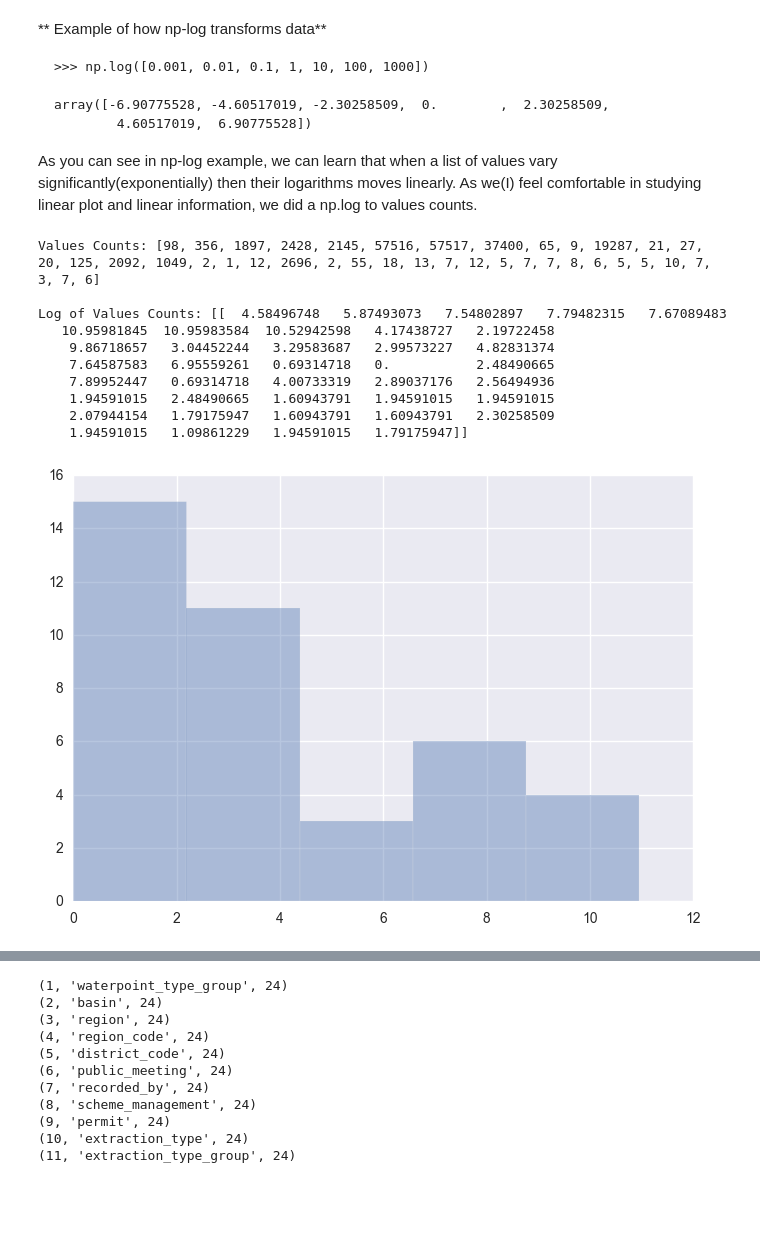
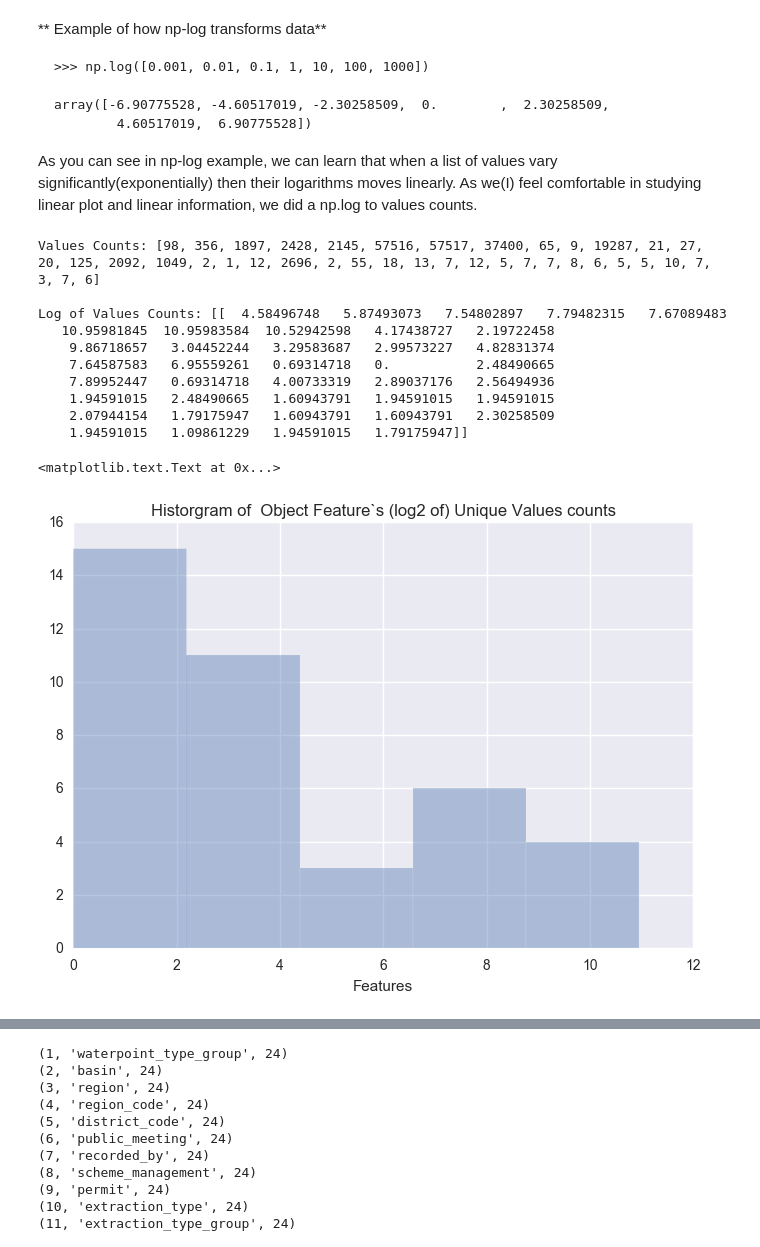
Before and after one commit to msampathkumar/datadriven, a Jupyter notebook: pumpit.ipynb, the cells around one changed output, grey strips where cells are left out. Drawn from its saved outputs; the diff is of its cells as text; code cells hidden in the pictures; blank space fills up the shorter version.

Commit message:
add 2 new images and update Project Submission structured

```diff
--- a/pumpit.ipynb
+++ b/pumpit.ipynb
@@ -234,21 +242,25 @@ cols_values_counts_dataframe = pd.DataFrame(np.log(values_counts_bag), index=col
 # %%
 print('Values Counts:', values_counts_bag)
 
 print('\nLog of Values Counts:', cols_values_counts_dataframe.T.values)
 
 _ = sns.distplot(cols_values_counts_dataframe.T.values, hist=True, kde=False,)
+
+plt.title('Historgram of  Object Feature`s (log2 of) Unique Values counts')
+plt.xlabel('Features')
 # %% [output]
 Values Counts: [98, 356, 1897, 2428, 2145, 57516, 57517, 37400, 65, 9, 19287, 21, 27, 20, 125, 2092, 1049, 2, 1, 12, 2696, 2, 55, 18, 13, 7, 12, 5, 7, 7, 8, 6, 5, 5, 10, 7, 3, 7, 6]
 
 Log of Values Counts: [[  4.58496748   5.87493073   7.54802897   7.79482315   7.67089483
    10.95981845  10.95983584  10.52942598   4.17438727   2.19722458
     9.86718657   3.04452244   3.29583687   2.99573227   4.82831374
     7.64587583   6.95559261   0.69314718   0.           2.48490665
     7.89952447   0.69314718   4.00733319   2.89037176   2.56494936
     1.94591015   2.48490665   1.60943791   1.94591015   1.94591015
     2.07944154   1.79175947   1.60943791   1.60943791   2.30258509
     1.94591015   1.09861229   1.94591015   1.79175947]]
+<matplotlib.text.Text at 0x...>
-[figure, old version]
+[figure, new version]
 # %%
 cols_values_counts_dataframe.plot(kind='barh', figsize=(12, 12))
 _ = plt.plot((2, 2), (0, 38))
```
Also changed, not shown: parts of 3 cells of this notebook, 3 other files.
